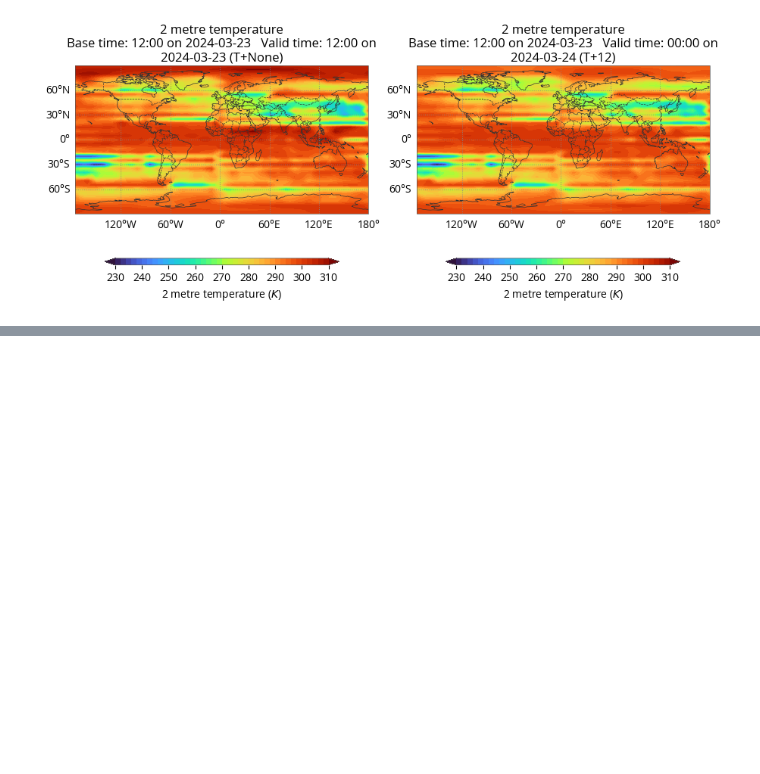
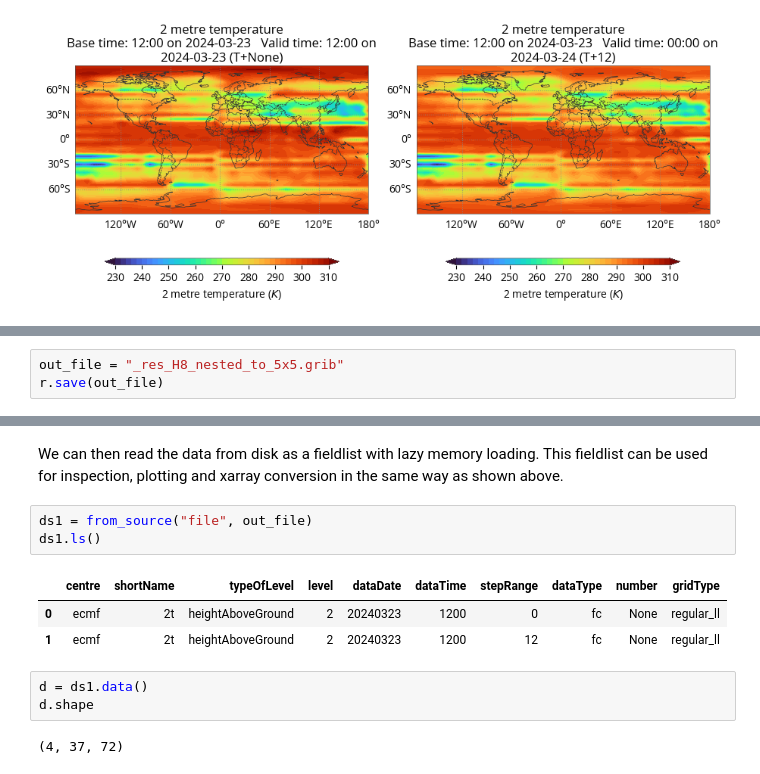
Before and after one commit to ecmwf/earthkit-regrid, a Jupyter notebook: docs/examples/healpix_fieldlist.ipynb, the cells around one changed output, grey strips where cells are left out. Drawn from its saved outputs; the diff is of its cells as text; blank space fills up the shorter version.

```diff
--- a/docs/examples/healpix_fieldlist.ipynb
+++ b/docs/examples/healpix_fieldlist.ipynb
@@ -62,0 +76,3 @@ Attributes:
+# %%
+out_file = "_res_H8_nested_to_5x5.grib"
+r.save(out_file)
@@ -62,0 +90,14 @@ Attributes:
+# %% [markdown]
+We can then read the data from disk as a fieldlist with lazy memory loading. This fieldlist can be used for inspection, plotting and xarray conversion in the same way as shown above.
+# %%
+ds1 = from_source("file", out_file)
+ds1.ls()
+# %% [output]
+|  | centre | shortName | typeOfLevel | level | dataDate | dataTime | stepRange | dataType | number | gridType |
+| 0 | ecmf | 2t | heightAboveGround | 2 | 20240323 | 1200 | 0 | fc | None | regular_ll |
+| 1 | ecmf | 2t | heightAboveGround | 2 | 20240323 | 1200 | 12 | fc | None | regular_ll |
+# %%
+d = ds1.data()
+d.shape
+# %% [output]
+(4, 37, 72)
```
Also changed, not shown: parts of 10 cells of this notebook, 2 other files.
